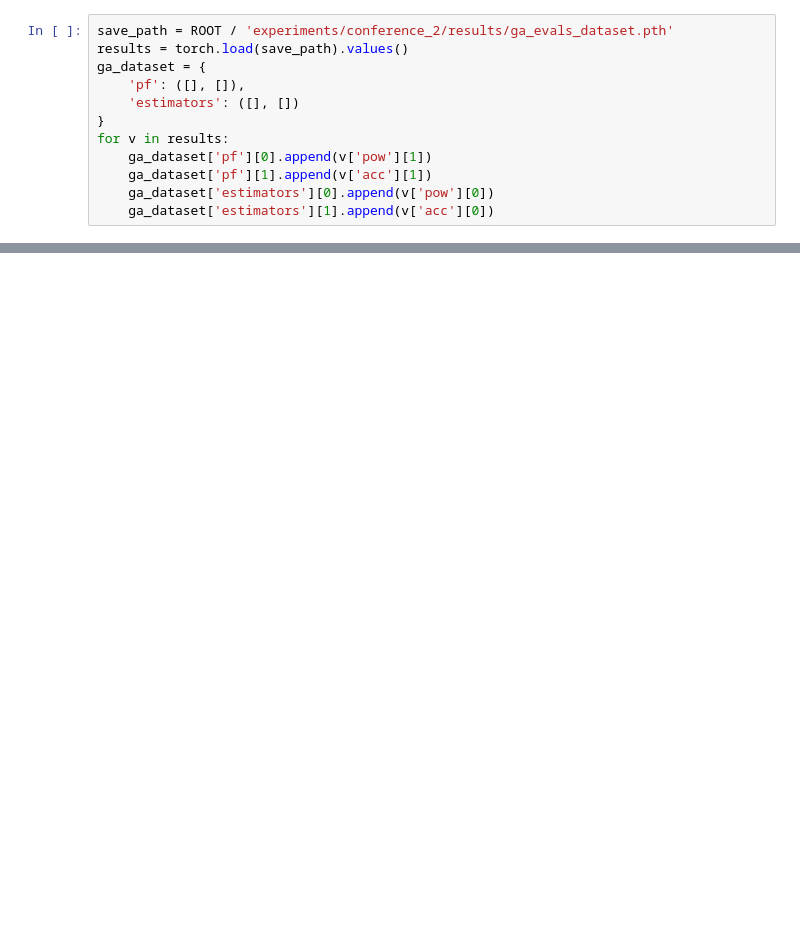
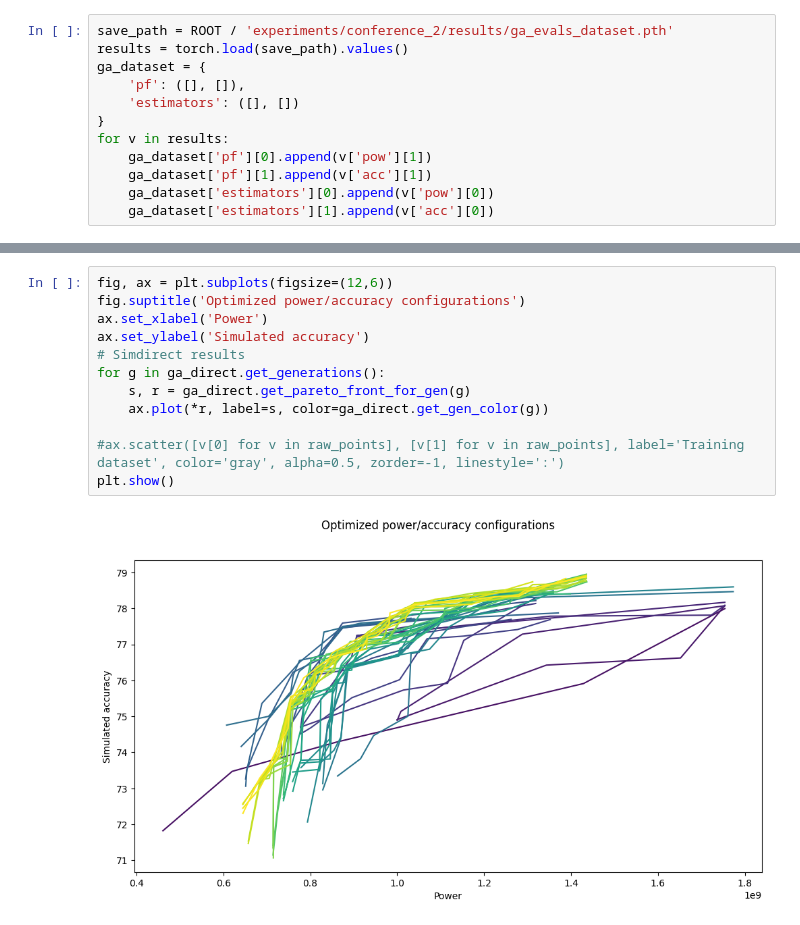
Before and after one commit to sebastienwood/MemSE, a Jupyter notebook: experiments/conference_2/notebooks/ga_power_accuracy.ipynb, the cells around one changed output, grey strips where cells are left out. Saved outputs shown, nothing was run; the diff lists cells and outputs as text; blank space fills up the shorter version.

```diff
--- a/experiments/conference_2/notebooks/ga_power_accuracy.ipynb
+++ b/experiments/conference_2/notebooks/ga_power_accuracy.ipynb
@@ -136,0 +203,14 @@ plt.show()
+# %%
+fig, ax = plt.subplots(figsize=(12,6))
+fig.suptitle('Optimized power/accuracy configurations')
+ax.set_xlabel('Power')
+ax.set_ylabel('Simulated accuracy')
+# Simdirect results
+for g in ga_direct.get_generations():
+    s, r = ga_direct.get_pareto_front_for_gen(g)
+    ax.plot(*r, label=s, color=ga_direct.get_gen_color(g))
+
+#ax.scatter([v[0] for v in raw_points], [v[1] for v in raw_points], label='Training dataset', color='gray', alpha=0.5, zorder=-1, linestyle=':')
+plt.show()
+# %% [output]
+[figure, added]
```
Also changed, not shown: parts of 5 cells of this notebook, 4 other files.
